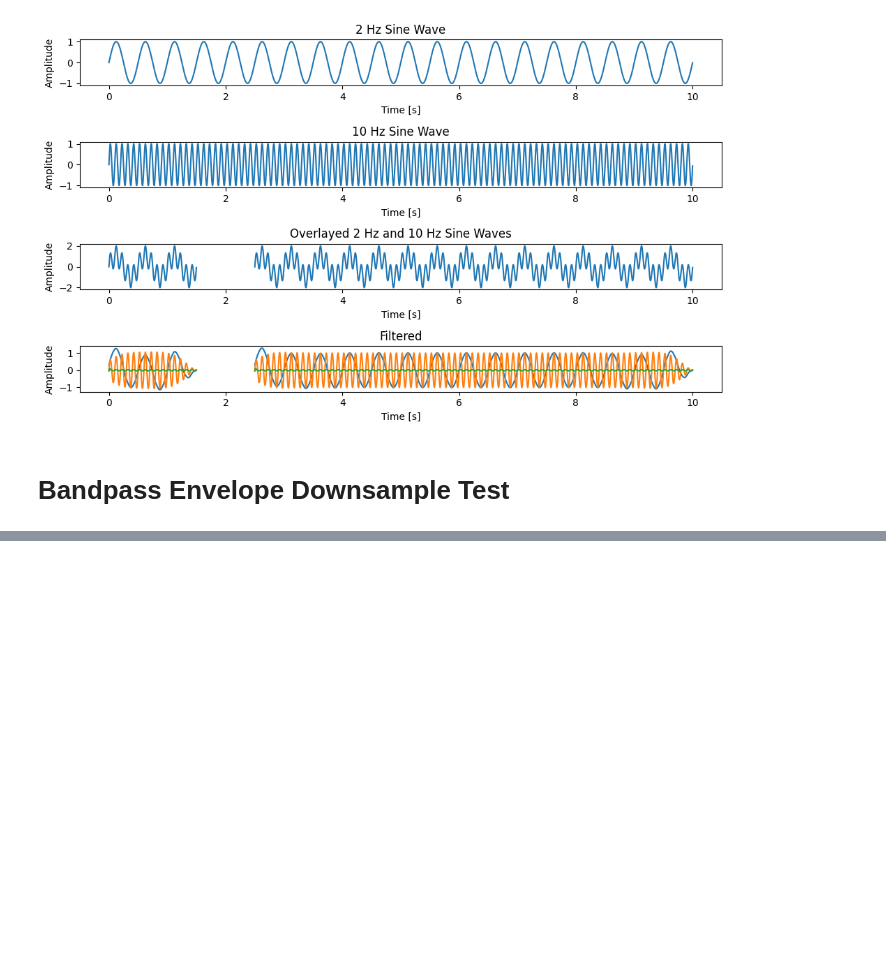
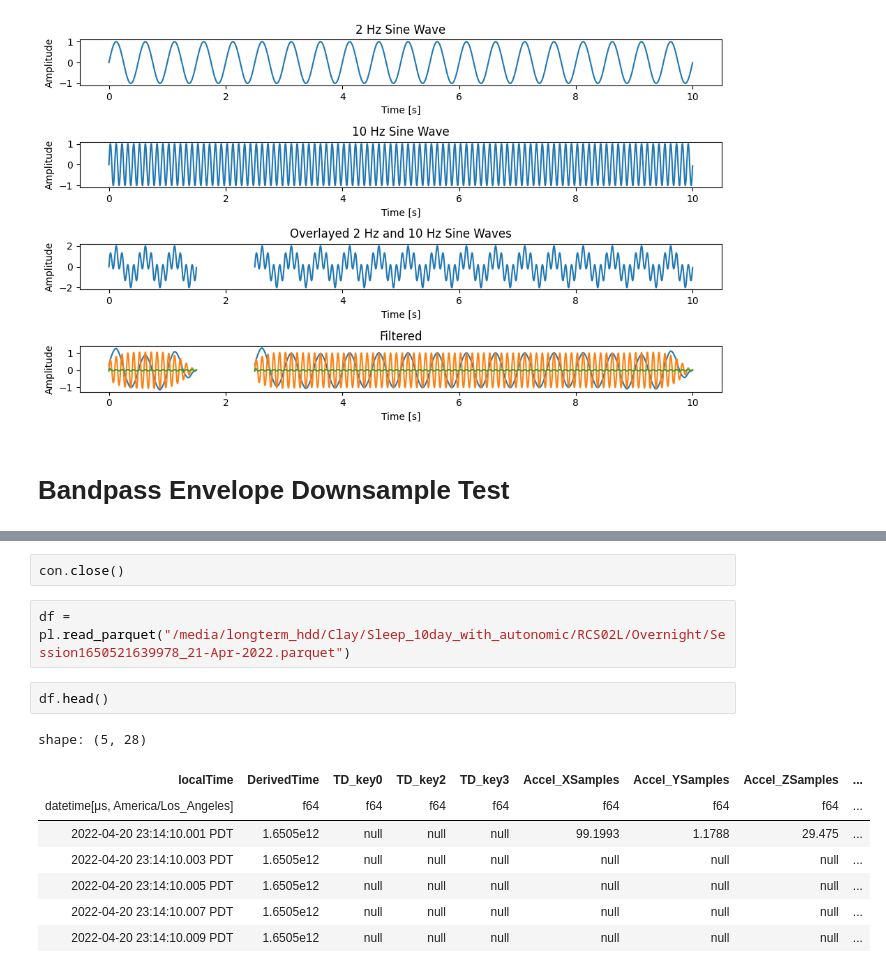
Before and after one commit to jiaangyao/integrated_rcs_analysis, a Jupyter notebook: python/analysis_notebooks_CS/function_tests.ipynb, the cells around one changed output, grey strips where cells are left out. Cells and saved outputs as stored; diff of their text form; blank space fills up the shorter version.

```diff
--- a/python/analysis_notebooks_CS/function_tests.ipynb
+++ b/python/analysis_notebooks_CS/function_tests.ipynb
@@ -232,0 +240,15 @@ InvalidInputException: Invalid Input Error: Malformed JSON in file "/media/dropb
+# %%
+con.close()
+# %%
+df = pl.read_parquet("/media/longterm_hdd/Clay/Sleep_10day_with_autonomic/RCS02L/Overnight/Session1650521639978_21-Apr-2022.parquet")
+# %%
+df.head()
+# %% [output]
+shape: (5, 28)
+| localTime | DerivedTime | TD_key0 | TD_key2 | TD_key3 | Accel_XSamples | Accel_YSamples | Accel_ZSamples | ... |
+| datetime[μs, America/Los_Angeles] | f64 | f64 | f64 | f64 | f64 | f64 | f64 | ... |
+| 2022-04-20 23:14:10.001 PDT | 1.6505e12 | null | null | null | 99.1993 | 1.1788 | 29.475 | ... |
+| 2022-04-20 23:14:10.003 PDT | 1.6505e12 | null | null | null | null | null | null | ... |
+| 2022-04-20 23:14:10.005 PDT | 1.6505e12 | null | null | null | null | null | null | ... |
+| 2022-04-20 23:14:10.007 PDT | 1.6505e12 | null | null | null | null | null | null | ... |
+| 2022-04-20 23:14:10.009 PDT | 1.6505e12 | null | null | null | null | null | null | ... |
```
Also changed, not shown: parts of 7 cells of this notebook, 28 other files.
